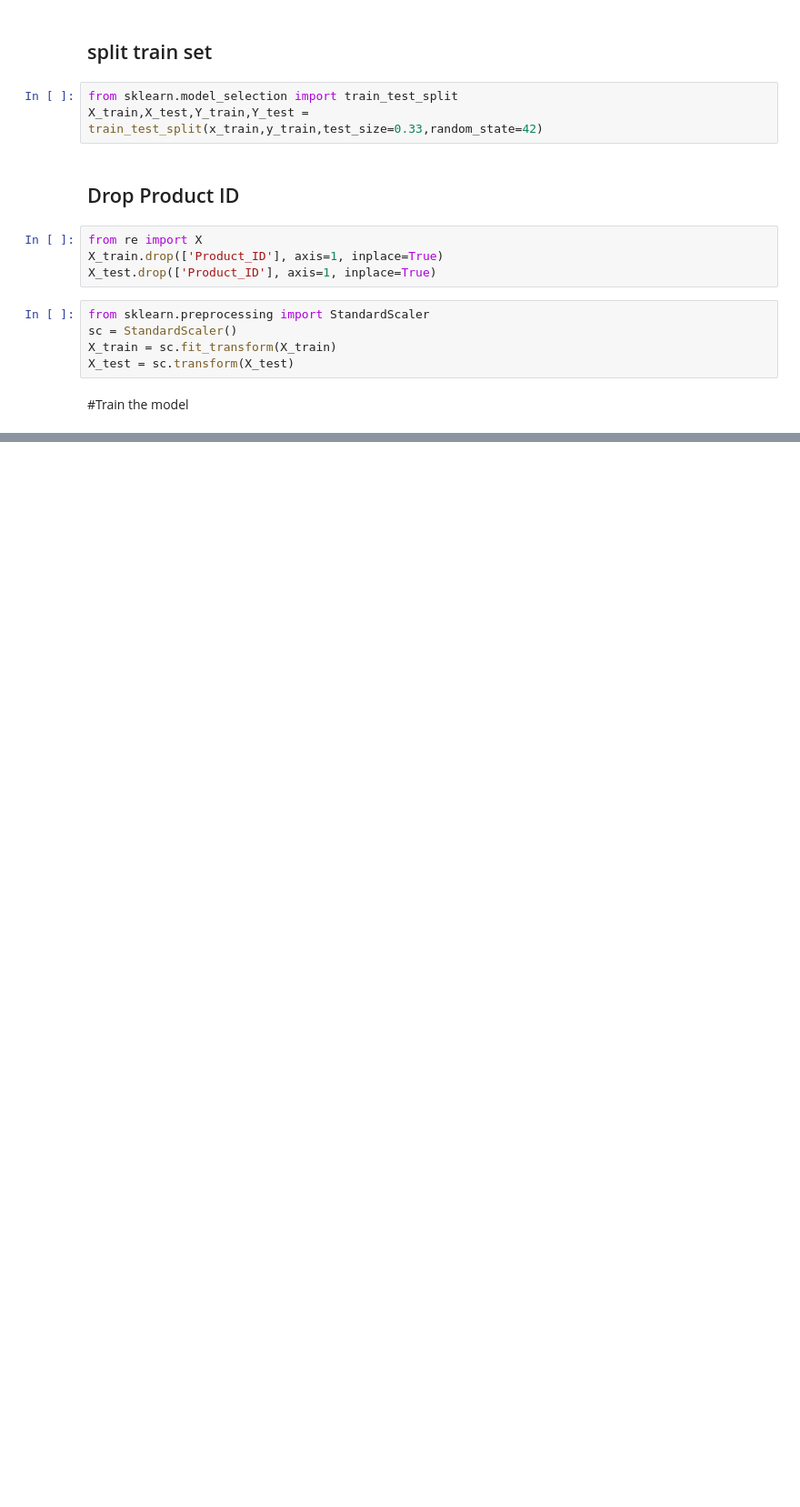
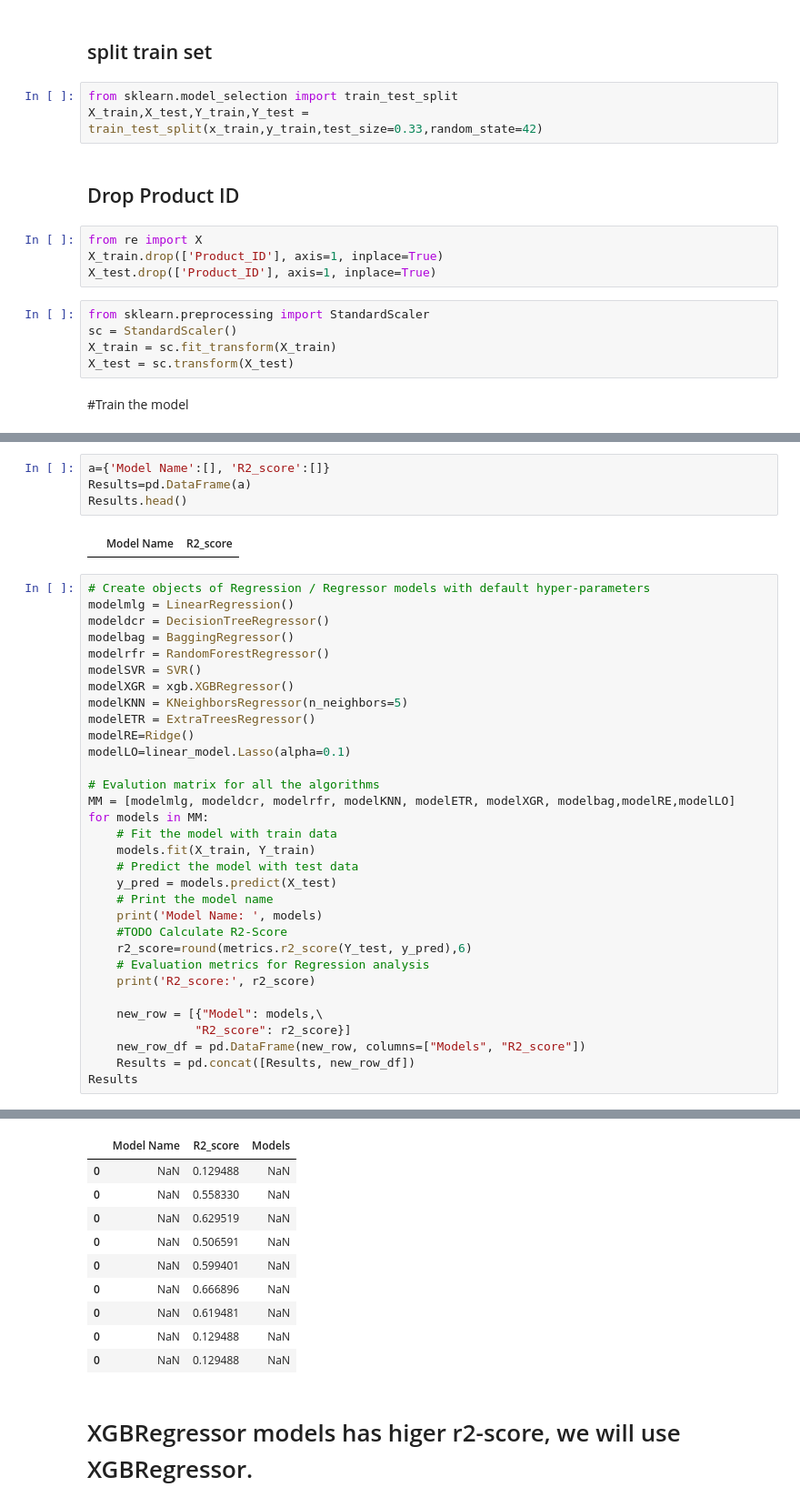
Before and after one commit to Nitin286roxs/EDA---Feature-Engineering, a Jupyter notebook: Black_friday_dataset_feature_engineering/Black_friday_dataset_feature_engineering.ipynb, the cells around one changed output, grey strips where cells are left out. Shown at 91% size. Saved outputs shown, nothing was run; the diff lists cells and outputs as text; blank space fills up the shorter version.

```diff
--- a/Black_friday_dataset_feature_engineering/Black_friday_dataset_feature_engineering.ipynb
+++ b/Black_friday_dataset_feature_engineering/Black_friday_dataset_feature_engineering.ipynb
@@ -254,0 +269,39 @@ X_test = sc.transform(X_test)
+# %%
+a={'Model Name':[], 'R2_score':[]}
+Results=pd.DataFrame(a)
+Results.head()
+# %% [output]
+|  | Model Name | R2_score |
+# %%
+# Create objects of Regression / Regressor models with default hyper-parameters
+modelmlg = LinearRegression()
+modeldcr = DecisionTreeRegressor()
+modelbag = BaggingRegressor()
+modelrfr = RandomForestRegressor()
+modelSVR = SVR()
+modelXGR = xgb.XGBRegressor()
+modelKNN = KNeighborsRegressor(n_neighbors=5)
+modelETR = ExtraTreesRegressor()
+modelRE=Ridge()
+modelLO=linear_model.Lasso(alpha=0.1)
+
+# Evalution matrix for all the algorithms
+MM = [modelmlg, modeldcr, modelrfr, modelKNN, modelETR, modelXGR, modelbag,modelRE,modelLO]
+for models in MM:
+    # Fit the model with train data
+    models.fit(X_train, Y_train)
+    # Predict the model with test data
+    y_pred = models.predict(X_test)
+    # Print the model name
+    print('Model Name: ', models)
+    #TODO Calculate R2-Score
+    r2_score=round(metrics.r2_score(Y_test, y_pred),6)
+    # Evaluation metrics for Regression analysis
+    print('R2_score:', r2_score)
+
+    new_row = [{"Model": models,\
+               "R2_score": r2_score}]
+    new_row_df = pd.DataFrame(new_row, columns=["Models", "R2_score"])
+    Results = pd.concat([Results, new_row_df])
+Results
+# %% [output]
@@ -254,0 +325,12 @@ X_test = sc.transform(X_test)
+|  | Model Name | R2_score | Models |
+| 0 | NaN | 0.129488 | NaN |
+| 0 | NaN | 0.558330 | NaN |
+| 0 | NaN | 0.629519 | NaN |
+| 0 | NaN | 0.506591 | NaN |
+| 0 | NaN | 0.599401 | NaN |
+| 0 | NaN | 0.666896 | NaN |
+| 0 | NaN | 0.619481 | NaN |
+| 0 | NaN | 0.129488 | NaN |
+| 0 | NaN | 0.129488 | NaN |
+# %% [markdown]
+# XGBRegressor models has higer r2-score, we will use XGBRegressor.
```
Also changed, not shown: parts of 4 cells of this notebook.
